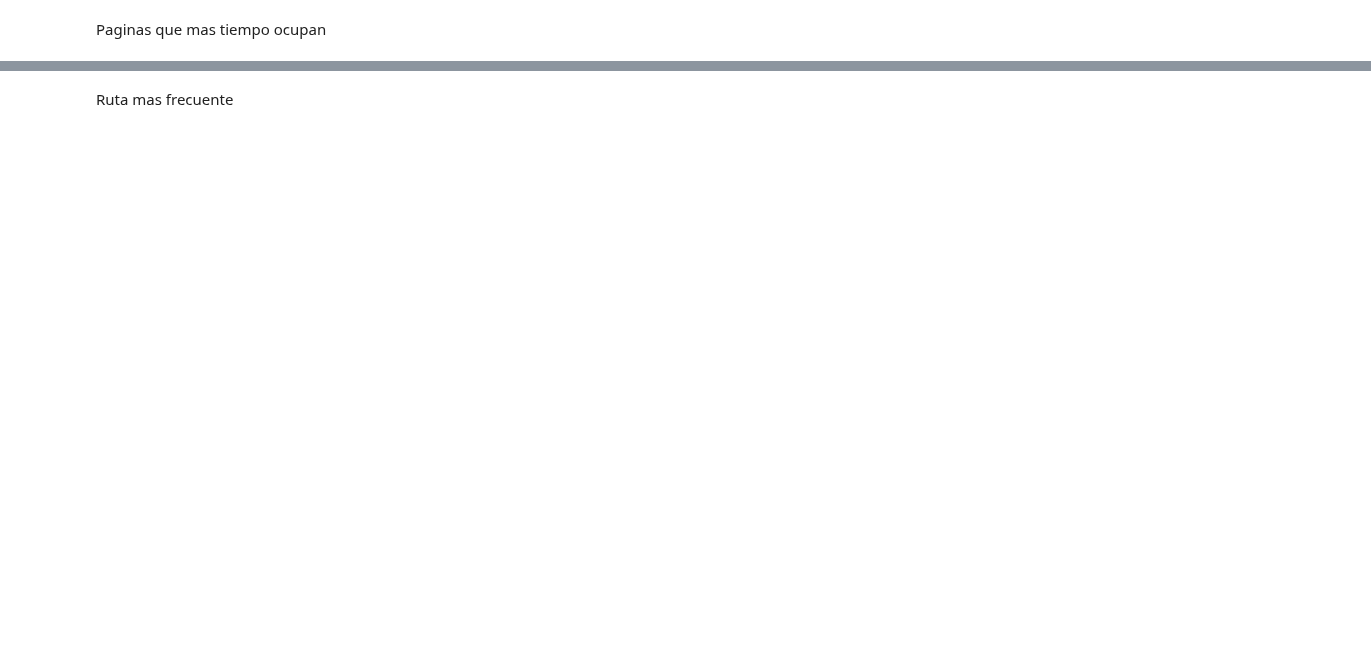
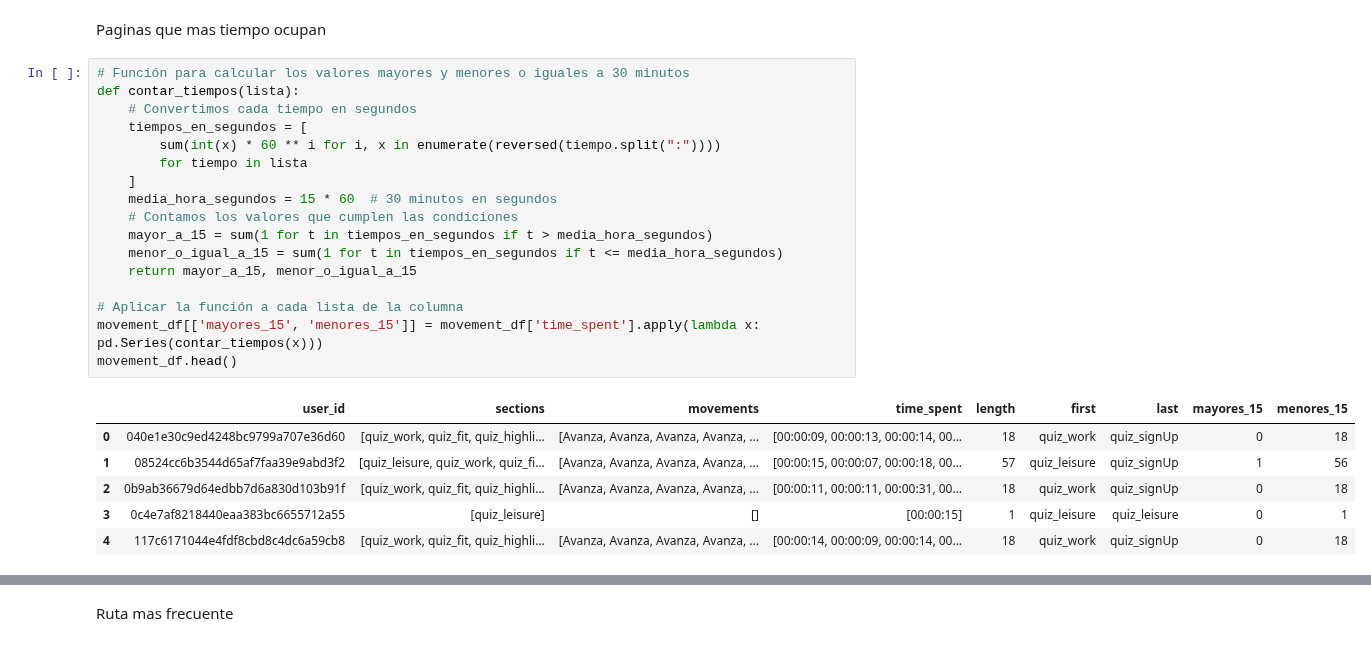
Before and after one commit to xaabizulu/24_25_3_R10_Verde_Oscuro, a Jupyter notebook: 4_WEB_UX.ipynb, the cells around one changed output, grey strips where cells are left out. Drawn from its saved outputs; the diff is of its cells as text; blank space fills up the shorter version.

```diff
--- a/4_WEB_UX.ipynb
+++ b/4_WEB_UX.ipynb
@@ -227,5 +228,29 @@ plt.show()
 # %% [markdown]
 Paginas que mas tiempo ocupan
+# %%
+# Función para calcular los valores mayores y menores o iguales a 30 minutos
+def contar_tiempos(lista):
+    # Convertimos cada tiempo en segundos
+    tiempos_en_segundos = [
+        sum(int(x) * 60 ** i for i, x in enumerate(reversed(tiempo.split(":"))))
+        for tiempo in lista
+    ]
+    media_hora_segundos = 15 * 60  # 30 minutos en segundos
+    # Contamos los valores que cumplen las condiciones
+    mayor_a_15 = sum(1 for t in tiempos_en_segundos if t > media_hora_segundos)
+    menor_o_igual_a_15 = sum(1 for t in tiempos_en_segundos if t <= media_hora_segundos)
+    return mayor_a_15, menor_o_igual_a_15
+
+# Aplicar la función a cada lista de la columna
+movement_df[['mayores_15', 'menores_15']] = movement_df['time_spent'].apply(lambda x: pd.Series(contar_tiempos(x)))
+movement_df.head()
+# %% [output]
+|  | user_id | sections | movements | time_spent | length | first | last | mayores_15 | menores_15 |
+| 0 | 040e1e30c9ed4248bc9799a707e36d60 | [quiz_work, quiz_fit, quiz_highli... | [Avanza, Avanza, Avanza, Avanza, ... | [00:00:09, 00:00:13, 00:00:14, 00... | 18 | quiz_work | quiz_signUp | 0 | 18 |
+| 1 | 08524cc6b3544d65af7faa39e9abd3f2 | [quiz_leisure, quiz_work, quiz_fi... | [Avanza, Avanza, Avanza, Avanza, ... | [00:00:15, 00:00:07, 00:00:18, 00... | 57 | quiz_leisure | quiz_signUp | 1 | 56 |
+| 2 | 0b9ab36679d64edbb7d6a830d103b91f | [quiz_work, quiz_fit, quiz_highli... | [Avanza, Avanza, Avanza, Avanza, ... | [00:00:11, 00:00:11, 00:00:31, 00... | 18 | quiz_work | quiz_signUp | 0 | 18 |
+| 3 | 0c4e7af8218440eaa383bc6655712a55 | [quiz_leisure] | [] | [00:00:15] | 1 | quiz_leisure | quiz_leisure | 0 | 1 |
+| 4 | 117c6171044e4fdf8cbd8c4dc6a59cb8 | [quiz_work, quiz_fit, quiz_highli... | [Avanza, Avanza, Avanza, Avanza, ... | [00:00:14, 00:00:09, 00:00:14, 00... | 18 | quiz_work | quiz_signUp | 0 | 18 |
 # %%
 import pandas as pd
 
```
Also changed, not shown: parts of 10 cells of this notebook.
